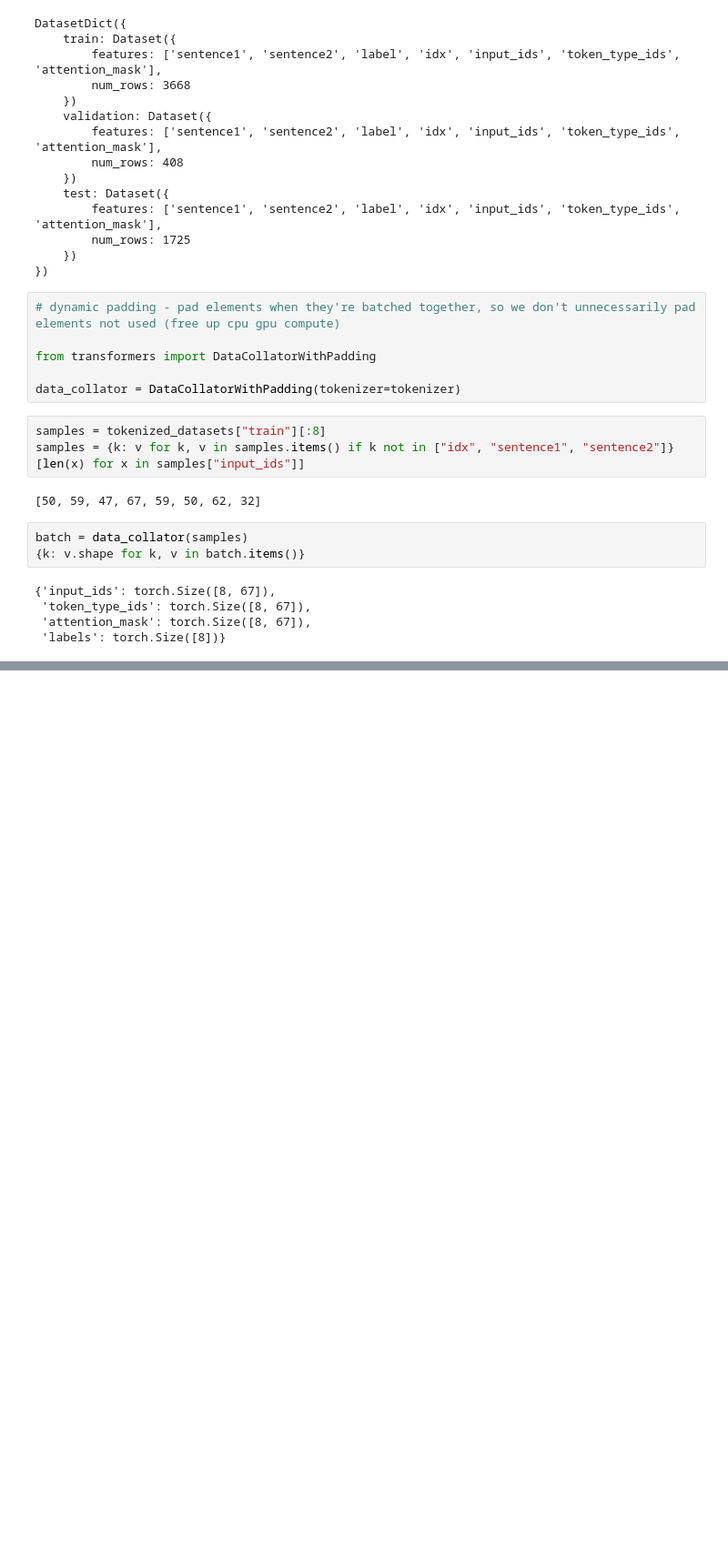
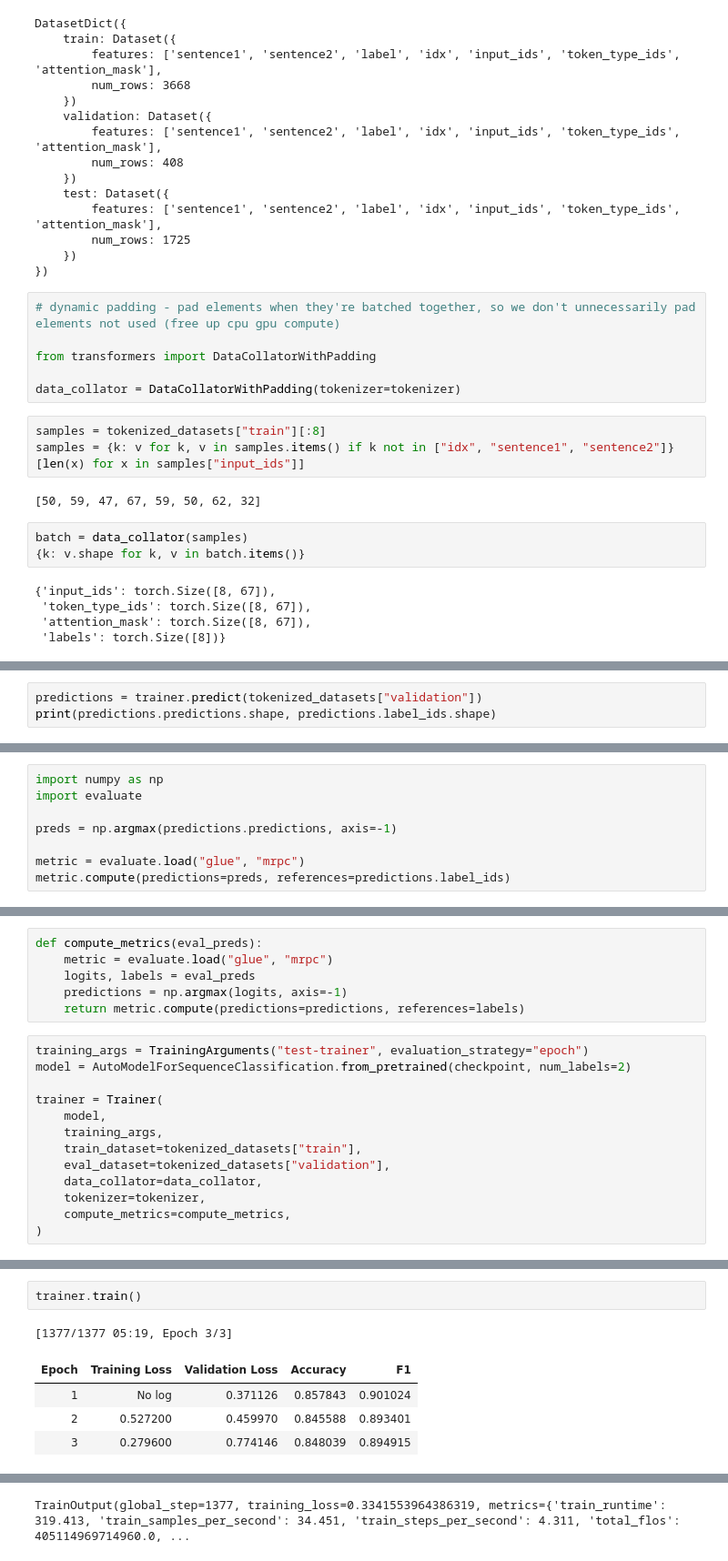
Before and after one commit to benzionchen/transformer_NLP_research, a Jupyter notebook: hugging_face_chapter_1_3_codealong.ipynb, the cells around one changed output, grey strips where cells are left out. Shown at 91% size. Drawn from its saved outputs; the diff is of its cells as text; blank space fills up the shorter version.

```diff
--- a/hugging_face_chapter_1_3_codealong.ipynb
+++ b/hugging_face_chapter_1_3_codealong.ipynb
@@ -1011,0 +1131,3 @@ batch = data_collator(samples)
+# %%
+predictions = trainer.predict(tokenized_datasets["validation"])
+print(predictions.predictions.shape, predictions.label_ids.shape)
@@ -1011,0 +1137,8 @@ batch = data_collator(samples)
+# %%
+import numpy as np
+import evaluate
+
+preds = np.argmax(predictions.predictions, axis=-1)
+
+metric = evaluate.load("glue", "mrpc")
+metric.compute(predictions=preds, references=predictions.label_ids)
@@ -1011,0 +1147,19 @@ batch = data_collator(samples)
+# %%
+def compute_metrics(eval_preds):
+    metric = evaluate.load("glue", "mrpc")
+    logits, labels = eval_preds
+    predictions = np.argmax(logits, axis=-1)
+    return metric.compute(predictions=predictions, references=labels)
+# %%
+training_args = TrainingArguments("test-trainer", evaluation_strategy="epoch")
+model = AutoModelForSequenceClassification.from_pretrained(checkpoint, num_labels=2)
+
+trainer = Trainer(
+    model,
+    training_args,
+    train_dataset=tokenized_datasets["train"],
+    eval_dataset=tokenized_datasets["validation"],
+    data_collator=data_collator,
+    tokenizer=tokenizer,
+    compute_metrics=compute_metrics,
+)
@@ -1011,0 +1184,8 @@ batch = data_collator(samples)
+# %%
+trainer.train()
+# %% [output]
+[1377/1377 05:19, Epoch 3/3]
+| Epoch | Training Loss | Validation Loss | Accuracy | F1 |
+| 1 | No log | 0.371126 | 0.857843 | 0.901024 |
+| 2 | 0.527200 | 0.459970 | 0.845588 | 0.893401 |
+| 3 | 0.279600 | 0.774146 | 0.848039 | 0.894915 |
@@ -1011,0 +1209 @@ batch = data_collator(samples)
+TrainOutput(global_step=1377, training_loss=0.3341553964386319, metrics={'train_runtime': 319.413, 'train_samples_per_second': 34.451, 'train_steps_per_second': 4.311, 'total_flos': 405114969714960.0, ...
```
Also changed, not shown: parts of 21 cells of this notebook.
